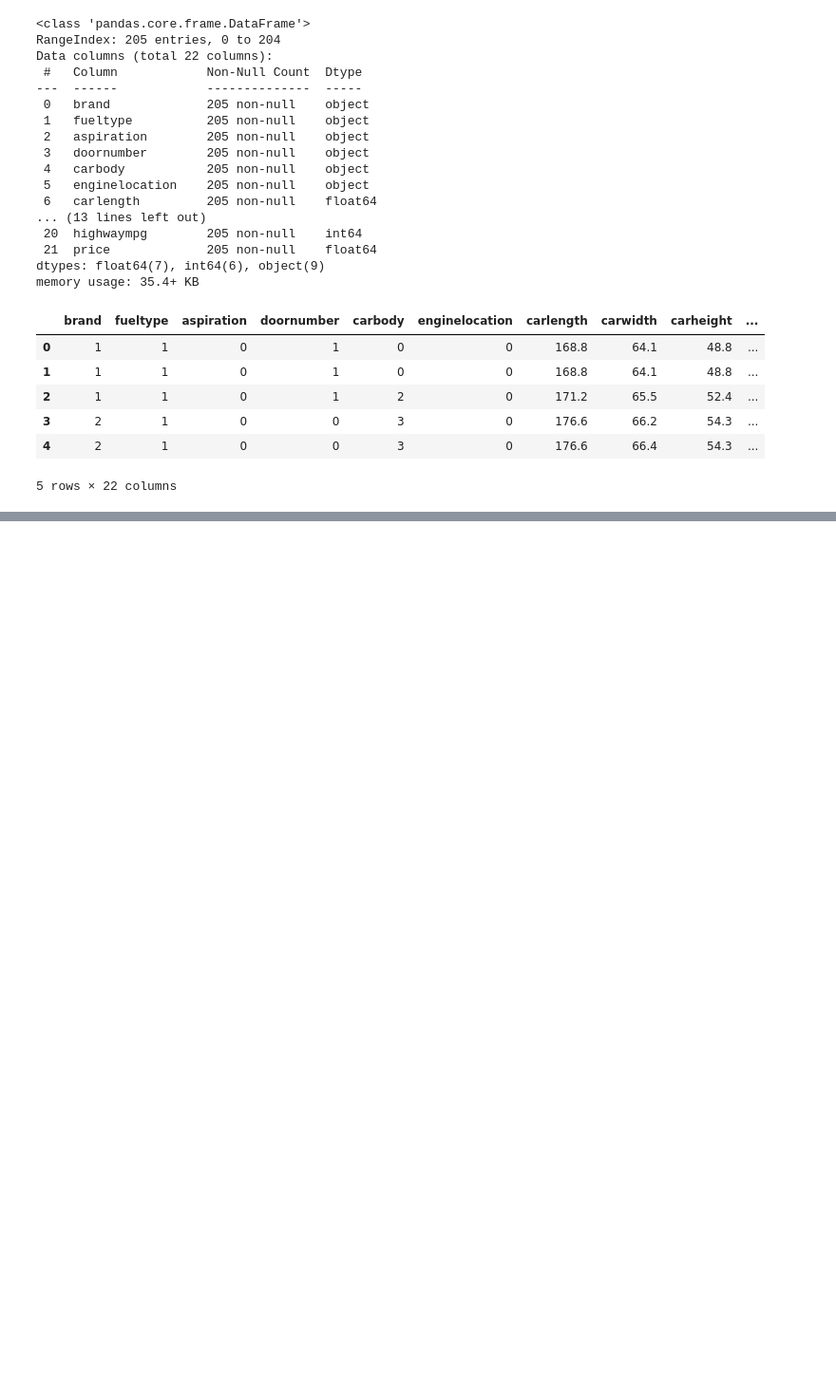
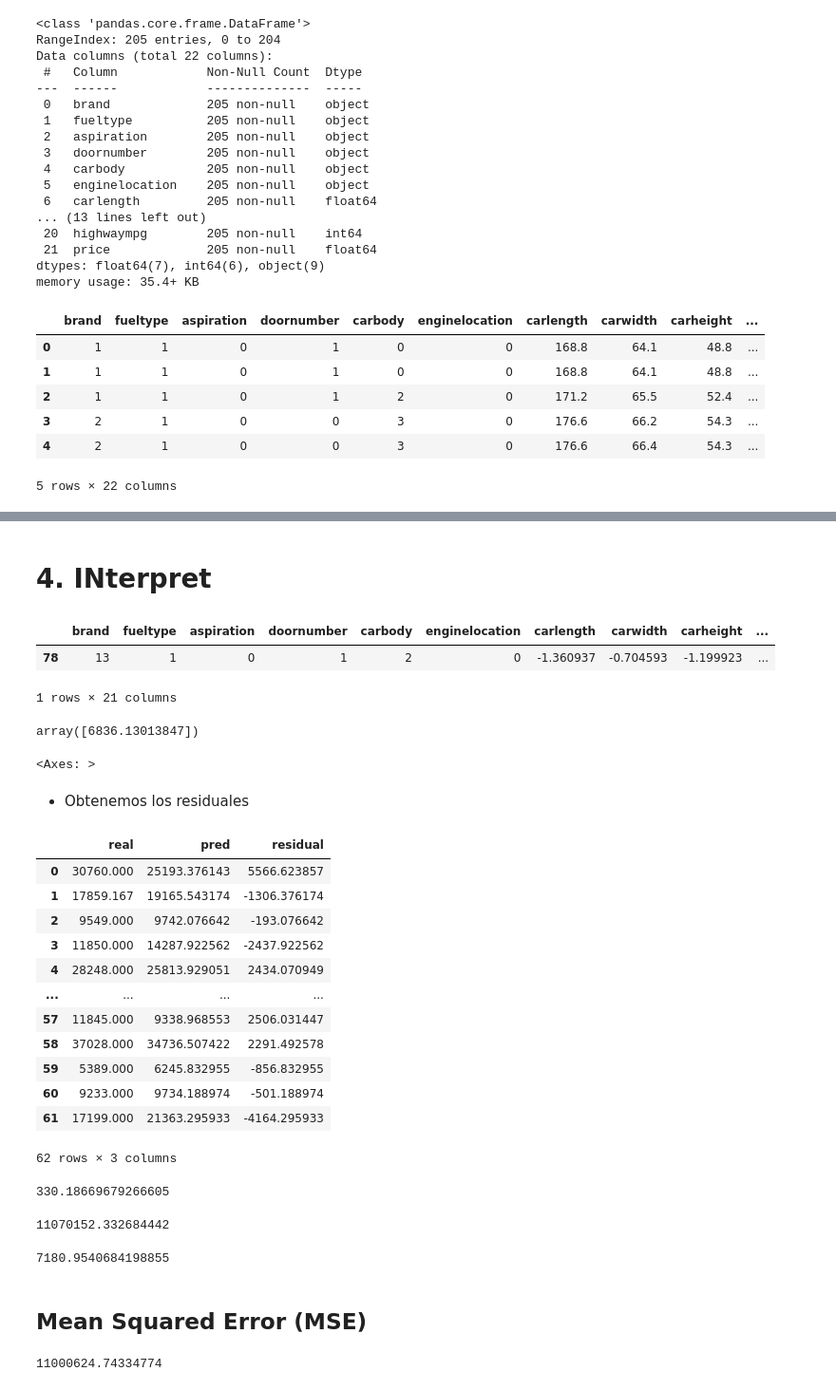
Before and after one commit to Garcialejan/Data-Science-with-Python, a Jupyter notebook: Projects/Linear_regresion/Final_project/car_price_pred.ipynb, the cells around one changed output, grey strips where cells are left out. Shown at 95% size. Drawn from its saved outputs; the diff is of its cells as text; code cells hidden in the pictures; blank space fills up the shorter version.

Commit message:
Linreg model done

```diff
--- a/Projects/Linear_regresion/Final_project/car_price_pred.ipynb
+++ b/Projects/Linear_regresion/Final_project/car_price_pred.ipynb
@@ -168,0 +278,2 @@ df.head()
+# %%
+linreg.fit(X_train, y_train)
@@ -168,0 +282,3 @@ df.head()
+# %%
+y_pred = linreg.predict(X_test)
+y_pred
@@ -168,0 +302,60 @@ df.head()
+# %% [markdown]
+# 4. INterpret
+# %%
+test = df.drop("price", axis = 1).sample(1)
+
+test
+# %% [output]
+|  | brand | fueltype | aspiration | doornumber | carbody | enginelocation | carlength | carwidth | carheight | ... |
+| 78 | 13 | 1 | 0 | 1 | 2 | 0 | -1.360937 | -0.704593 | -1.199923 | ... |
+1 rows × 21 columns
+# %%
+linreg.predict(test.values)
+# %% [output]
+array([6836.13013847])
+# %%
+results = pd.DataFrame(np.c_[y_test, y_pred], columns = ["real", "pred"])
+# %%
+results.boxplot(figsize= (9 , 6))
+# %% [output]
+<Axes: >
+# %% [markdown]
+- Obtenemos los residuales
+# %%
+results["residual"] = results["real"] - results["pred"]
+# %%
+results
+# %% [output]
+|  | real | pred | residual |
+| 0 | 30760.000 | 25193.376143 | 5566.623857 |
+| 1 | 17859.167 | 19165.543174 | -1306.376174 |
+| 2 | 9549.000 | 9742.076642 | -193.076642 |
+| 3 | 11850.000 | 14287.922562 | -2437.922562 |
+| 4 | 28248.000 | 25813.929051 | 2434.070949 |
+| ... | ... | ... | ... |
+| 57 | 11845.000 | 9338.968553 | 2506.031447 |
+| 58 | 37028.000 | 34736.507422 | 2291.492578 |
+| 59 | 5389.000 | 6245.832955 | -856.832955 |
+| 60 | 9233.000 | 9734.188974 | -501.188974 |
+| 61 | 17199.000 | 21363.295933 | -4164.295933 |
+62 rows × 3 columns
+# %%
+results['residual'].mean()
+# %% [output]
+330.18669679266605
+# %%
+results['residual'].var()
+# %% [output]
+11070152.332684442
+# %%
+linreg.intercept_
+# %% [output]
+7180.9540684198855
+# %% [markdown]
+## Mean Squared Error (MSE)
+# %%
+from sklearn.metrics import mean_squared_error
+
+mean_squared_error(y_test, y_pred)
+# %% [output]
+11000624.74334774
```
Also changed, not shown: parts of 26 cells of this notebook.
